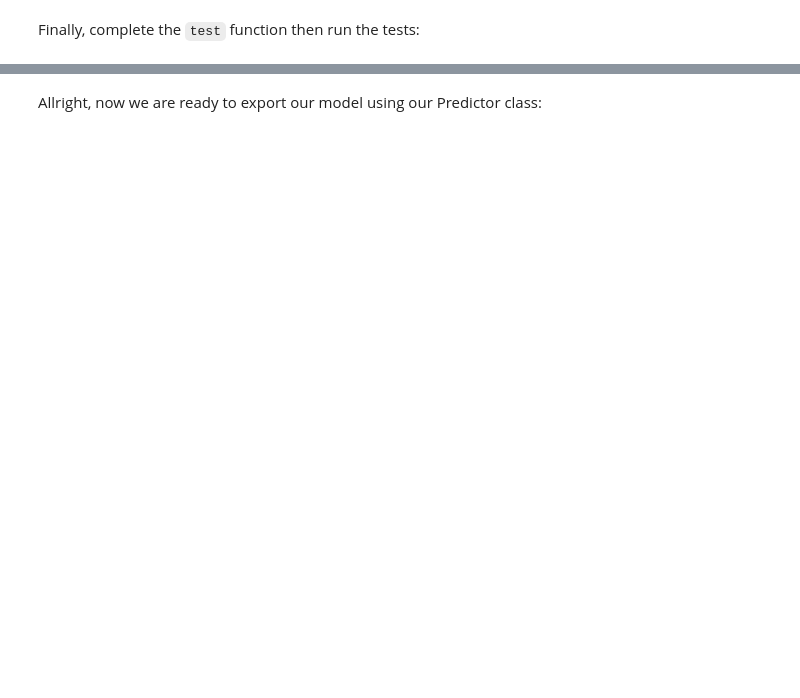
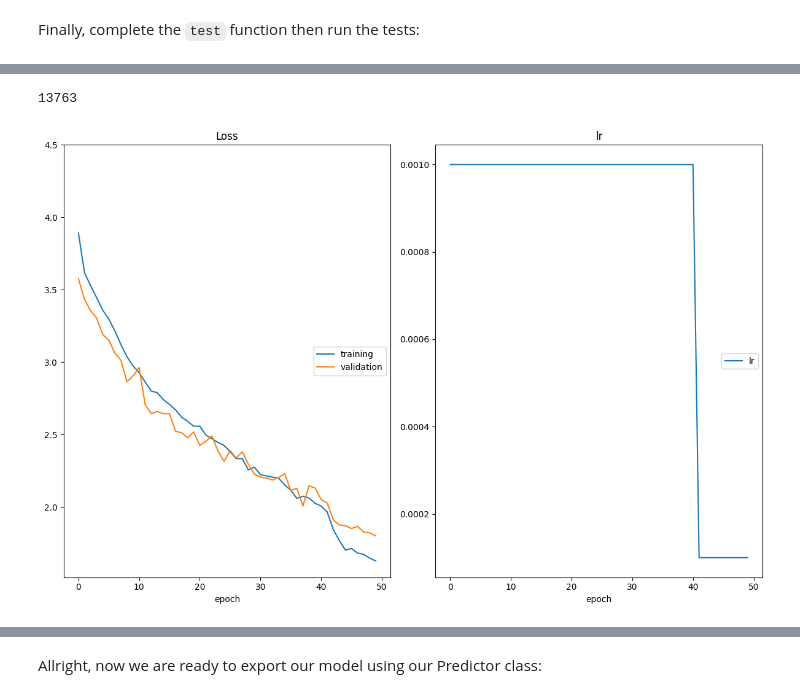
Before and after one commit to SwastikGorai/Landmark-classification-and-tagging, a Jupyter notebook: cnn_from_scratch.ipynb, the cells around one changed output, grey strips where cells are left out. Cells and saved outputs as stored; diff of their text form; code cells hidden in the pictures; blank space fills up the shorter version.

```diff
--- a/cnn_from_scratch.ipynb
+++ b/cnn_from_scratch.ipynb
@@ -246,42 +340,56 @@ Let's start by defining a few hyperparameters. Feel free to experiment with diff
 # %%
 batch_size = 64        # size of the minibatch for stochastic gradient descent (or Adam)
 valid_size = 0.2       # fraction of the training data to reserve for validation
-num_epochs = 50        # number of epochs for training
+num_epochs = 50       # number of epochs for training
 num_classes = 50       # number of classes. Do not change this
 dropout = 0.4          # dropout for our model
 learning_rate = 0.001  # Learning rate for SGD (or Adam)
-opt = 'sgd'            # optimizer. 'sgd' or 'adam'
-weight_decay = 0.0     # regularization. Increase this to combat overfitting
+opt = 'adam' #sgd            # optimizer. 'sgd' or 'adam'
+weight_decay = 0.001     # regularization. Increase this to combat overfitting
+# %%
+import torch
+import gc
+torch.cuda.empty_cache()
+gc.collect()
+# %% [output]
+13763
 # %%
 from src.data import get_data_loaders
 from src.train import optimize
 from src.optimization import get_optimizer, get_loss
 from src.model import MyModel
 
 # get the data loaders using batch_size and valid_size defined in the previous
 # cell
 # HINT: do NOT copy/paste the values. Use the variables instead
-data_loaders = # YOUR CODE HERE
+data_loaders = get_data_loaders(batch_size=batch_size, valid_size=valid_size)
 
 # instance model MyModel with num_classes and drouput defined in the previous
 # cell
-model = # YOUR CODE HERE
+model = MyModel(num_classes=num_classes, dropout=dropout)
 
 # Get the optimizer using get_optimizer and the model you just created, the learning rate,
 # the optimizer and the weight decay specified in the previous cell
-optimizer = # YOUR CODE HERE
+optimizer = get_optimizer(
+    model=model,
+    learning_rate=learning_rate,
+    optimizer=opt,
+    weight_decay=weight_decay
+)
 
 # Get the loss using get_loss
-loss = # YOUR CODE HERE
+loss = get_loss()
 
 optimize(
     data_loaders,
     model,
     optimizer,
     loss,
     n_epochs=num_epochs,
     save_path="checkpoints/best_val_loss.pt",
     interactive_tracking=True
 )
+# %% [output]
+[figure, added]
 # %% [markdown]
 ---
```
Also changed, not shown: parts of 35 cells of this notebook, 2 other files.
